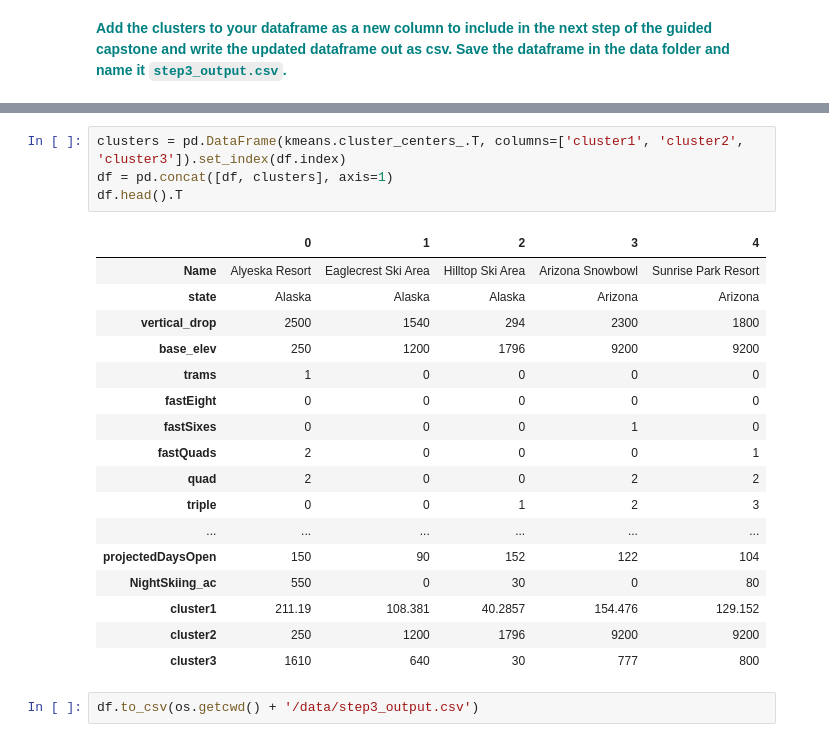
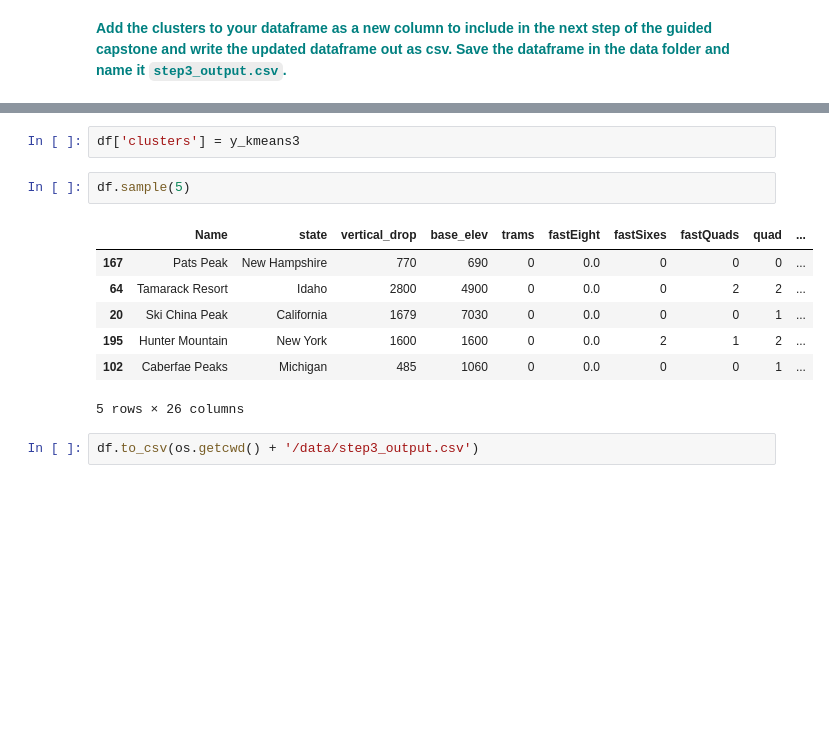
Before and after one commit to alexi-o/GuideCapstone, a Jupyter notebook: GuidedCapstone_Step3.ipynb, the cells around one changed output, grey strips where cells are left out. Drawn from its saved outputs; the diff is of its cells as text; blank space fills up the shorter version.

```diff
--- a/GuidedCapstone_Step3.ipynb
+++ b/GuidedCapstone_Step3.ipynb
@@ -362,24 +350,14 @@ array([[ 3.06454545e+03,  9.37290909e+03,  9.09090909e-01,
-# %%
-clusters = pd.DataFrame(kmeans.cluster_centers_.T, columns=['cluster1', 'cluster2', 'cluster3']).set_index(df.index)
-df = pd.concat([df, clusters], axis=1)
-df.head().T
-# %% [output]
-|  | 0 | 1 | 2 | 3 | 4 |
-| Name | Alyeska Resort | Eaglecrest Ski Area | Hilltop Ski Area | Arizona Snowbowl | Sunrise Park Resort |
-| state | Alaska | Alaska | Alaska | Arizona | Arizona |
-| vertical_drop | 2500 | 1540 | 294 | 2300 | 1800 |
-| base_elev | 250 | 1200 | 1796 | 9200 | 9200 |
-| trams | 1 | 0 | 0 | 0 | 0 |
-| fastEight | 0 | 0 | 0 | 0 | 0 |
-| fastSixes | 0 | 0 | 0 | 1 | 0 |
-| fastQuads | 2 | 0 | 0 | 0 | 1 |
-| quad | 2 | 0 | 0 | 2 | 2 |
-| triple | 0 | 0 | 1 | 2 | 3 |
-| ... | ... | ... | ... | ... | ... |
-| projectedDaysOpen | 150 | 90 | 152 | 122 | 104 |
-| NightSkiing_ac | 550 | 0 | 30 | 0 | 80 |
-| cluster1 | 211.19 | 108.381 | 40.2857 | 154.476 | 129.152 |
-| cluster2 | 250 | 1200 | 1796 | 9200 | 9200 |
-| cluster3 | 1610 | 640 | 30 | 777 | 800 |
+# %%
+df['clusters'] = y_kmeans3
+# %%
+df.sample(5)
+# %% [output]
+|  | Name | state | vertical_drop | base_elev | trams | fastEight | fastSixes | fastQuads | quad | ... |
+| 167 | Pats Peak | New Hampshire | 770 | 690 | 0 | 0.0 | 0 | 0 | 0 | ... |
+| 64 | Tamarack Resort | Idaho | 2800 | 4900 | 0 | 0.0 | 0 | 2 | 2 | ... |
+| 20 | Ski China Peak | California | 1679 | 7030 | 0 | 0.0 | 0 | 0 | 1 | ... |
+| 195 | Hunter Mountain | New York | 1600 | 1600 | 0 | 0.0 | 2 | 1 | 2 | ... |
+| 102 | Caberfae Peaks | Michigan | 485 | 1060 | 0 | 0.0 | 0 | 0 | 1 | ... |
+5 rows × 26 columns
 # %%
 df.to_csv(os.getcwd() + '/data/step3_output.csv')
```
Also changed, not shown: parts of 5 cells of this notebook, 1 other file.
